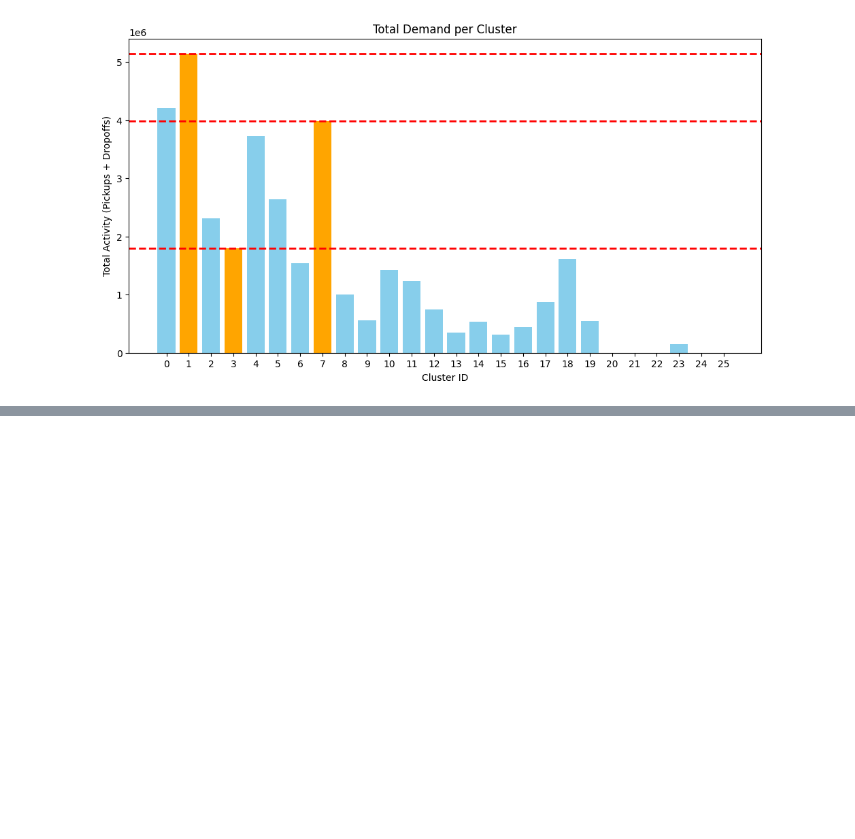
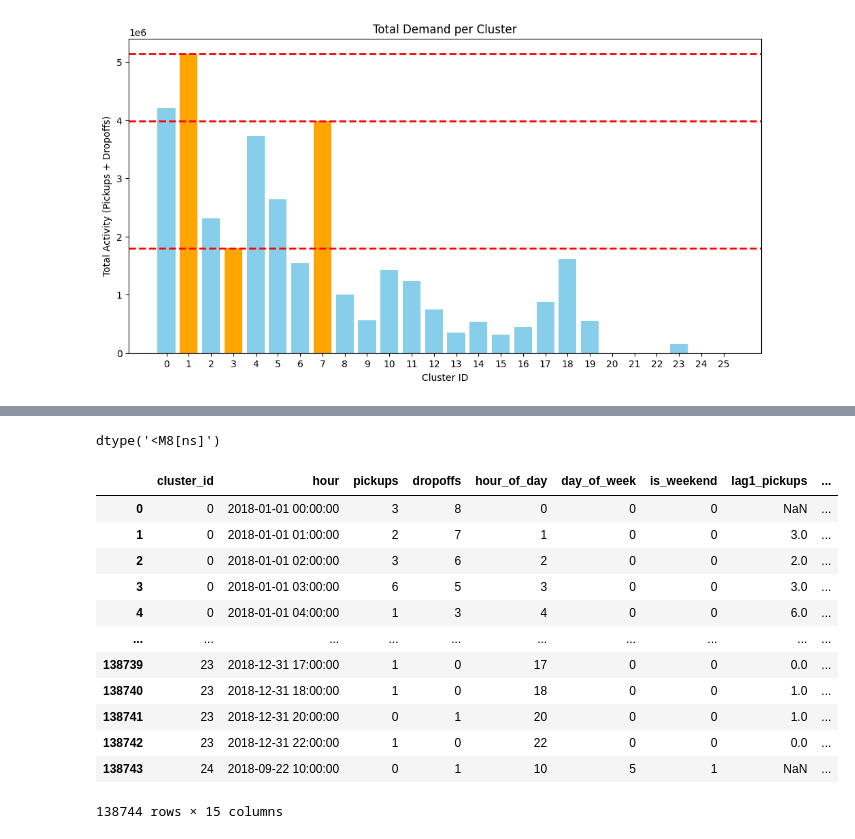
Before and after one commit to Andrejj23/city-bike, a Jupyter notebook: Georgios/mean_shift_clustering.ipynb, the cells around one changed output, grey strips where cells are left out. Drawn from its saved outputs; the diff is of its cells as text; code cells hidden in the pictures; blank space fills up the shorter version.

```diff
--- a/Georgios/mean_shift_clustering.ipynb
+++ b/Georgios/mean_shift_clustering.ipynb
@@ -570,0 +636,6 @@ plt.show()
+# %%
+time_series_data = df_merged.copy()
+time_series_data = time_series_data[ (time_series_data['start_cluster'].isin(highlight_clusters) ) |
+                                    (time_series_data['end_cluster'].isin(highlight_clusters) ) ]
+
+time_series_data.head()
@@ -570,0 +649,13 @@ plt.show()
+# %%
+columns_to_drop = ['bikeid', 'gender', 'usertype', 'age']
+time_series_data = time_series_data.drop(columns=columns_to_drop, errors='ignore')
+
+time_series_data['start_time'] = pd.to_datetime(time_series_data['start_time'], errors='coerce')
+time_series_data['stop_time'] = pd.to_datetime(time_series_data['stop_time'], errors='coerce')
+
+
+time_series_data['hour'] = time_series_data['start_time'].dt.floor('h')
+
+time_series_data['hour'].dtype
+# %% [output]
+dtype('<M8[ns]')
@@ -570,0 +696,28 @@ plt.show()
+# %%
+ts['lag1_pickups'] = ts.groupby('cluster_id')['pickups'].shift(1)
+ts['lag24_pickups'] = ts.groupby('cluster_id')['pickups'].shift(24)
+
+ts['lag1_dropoffs'] = ts.groupby('cluster_id')['dropoffs'].shift(1)
+ts['lag24_dropoffs'] = ts.groupby('cluster_id')['dropoffs'].shift(24)
+# %%
+ts['roll3_pickups'] = ts.groupby('cluster_id')['pickups'].rolling(3).mean().reset_index(level=0, drop=True)
+ts['roll24_pickups'] = ts.groupby('cluster_id')['pickups'].rolling(24).mean().reset_index(level=0, drop=True)
+
+ts['roll3_dropoffs'] = ts.groupby('cluster_id')['dropoffs'].rolling(3).mean().reset_index(level=0, drop=True)
+ts['roll24_dropoffs'] = ts.groupby('cluster_id')['dropoffs'].rolling(24).mean().reset_index(level=0, drop=True)
+# %%
+ts
+# %% [output]
+|  | cluster_id | hour | pickups | dropoffs | hour_of_day | day_of_week | is_weekend | lag1_pickups | ... |
+| 0 | 0 | 2018-01-01 00:00:00 | 3 | 8 | 0 | 0 | 0 | NaN | ... |
+| 1 | 0 | 2018-01-01 01:00:00 | 2 | 7 | 1 | 0 | 0 | 3.0 | ... |
+| 2 | 0 | 2018-01-01 02:00:00 | 3 | 6 | 2 | 0 | 0 | 2.0 | ... |
+| 3 | 0 | 2018-01-01 03:00:00 | 6 | 5 | 3 | 0 | 0 | 3.0 | ... |
+| 4 | 0 | 2018-01-01 04:00:00 | 1 | 3 | 4 | 0 | 0 | 6.0 | ... |
+| ... | ... | ... | ... | ... | ... | ... | ... | ... | ... |
+| 138739 | 23 | 2018-12-31 17:00:00 | 1 | 0 | 17 | 0 | 0 | 0.0 | ... |
+| 138740 | 23 | 2018-12-31 18:00:00 | 1 | 0 | 18 | 0 | 0 | 1.0 | ... |
+| 138741 | 23 | 2018-12-31 20:00:00 | 0 | 1 | 20 | 0 | 0 | 1.0 | ... |
+| 138742 | 23 | 2018-12-31 22:00:00 | 1 | 0 | 22 | 0 | 0 | 0.0 | ... |
+| 138743 | 24 | 2018-09-22 10:00:00 | 0 | 1 | 10 | 5 | 1 | NaN | ... |
+138744 rows × 15 columns
```
Also changed, not shown: parts of 8 cells of this notebook, 1 other file.
